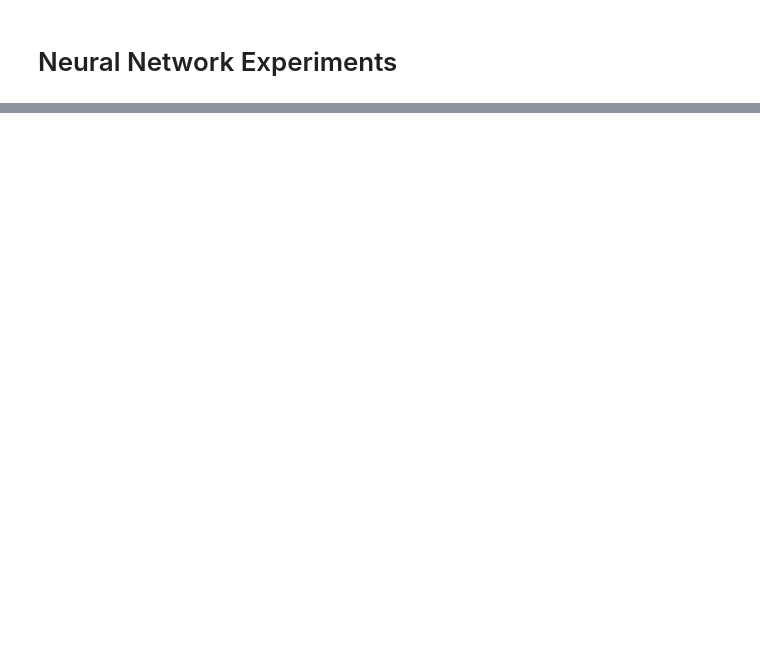
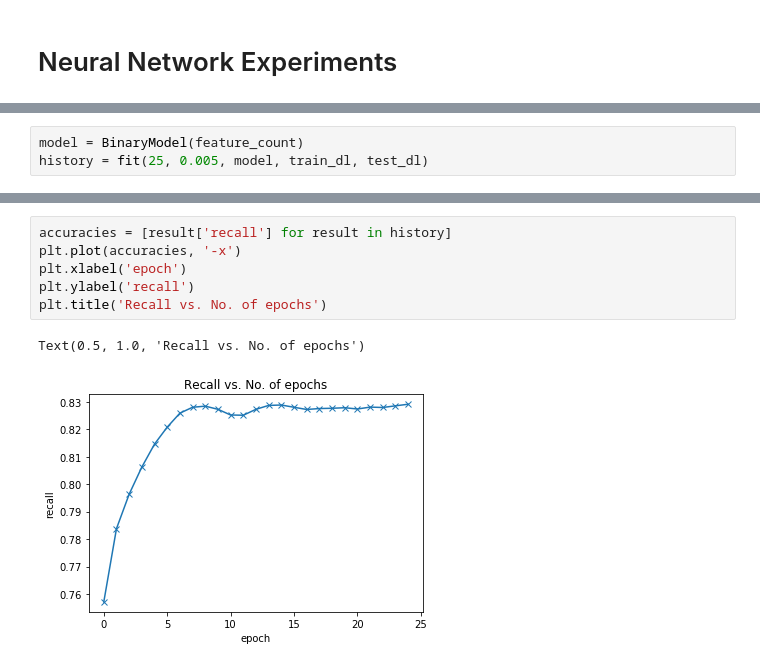
Before and after one commit to eerichmond/ml-wildfire-prediction, a Jupyter notebook: 6_nn_experiments.ipynb, the cells around one changed output, grey strips where cells are left out. Saved outputs shown, nothing was run; the diff lists cells and outputs as text; blank space fills up the shorter version.

```diff
--- a/6_nn_experiments.ipynb
+++ b/6_nn_experiments.ipynb
@@ -246,0 +380,3 @@ ValueError: x and y must be the same size
+# %%
+model = BinaryModel(feature_count)
+history = fit(25, 0.005, model, train_dl, test_dl)
@@ -246,0 +401,9 @@ ValueError: x and y must be the same size
+# %%
+accuracies = [result['recall'] for result in history]
+plt.plot(accuracies, '-x')
+plt.xlabel('epoch')
+plt.ylabel('recall')
+plt.title('Recall vs. No. of epochs')
+# %% [output]
+Text(0.5, 1.0, 'Recall vs. No. of epochs')
+[figure, added]
```
Also changed, not shown: parts of 25 cells of this notebook, 2 other files.
